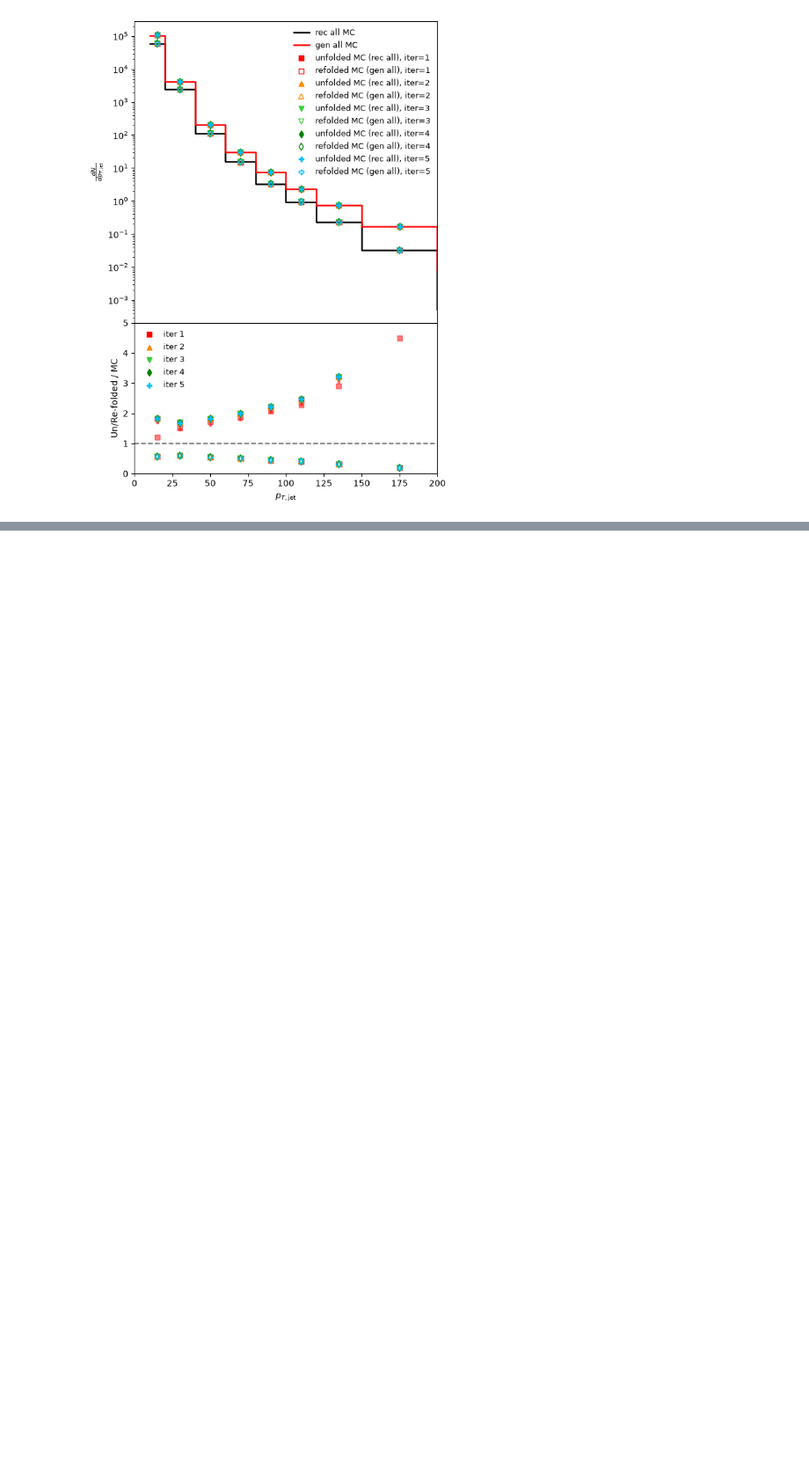
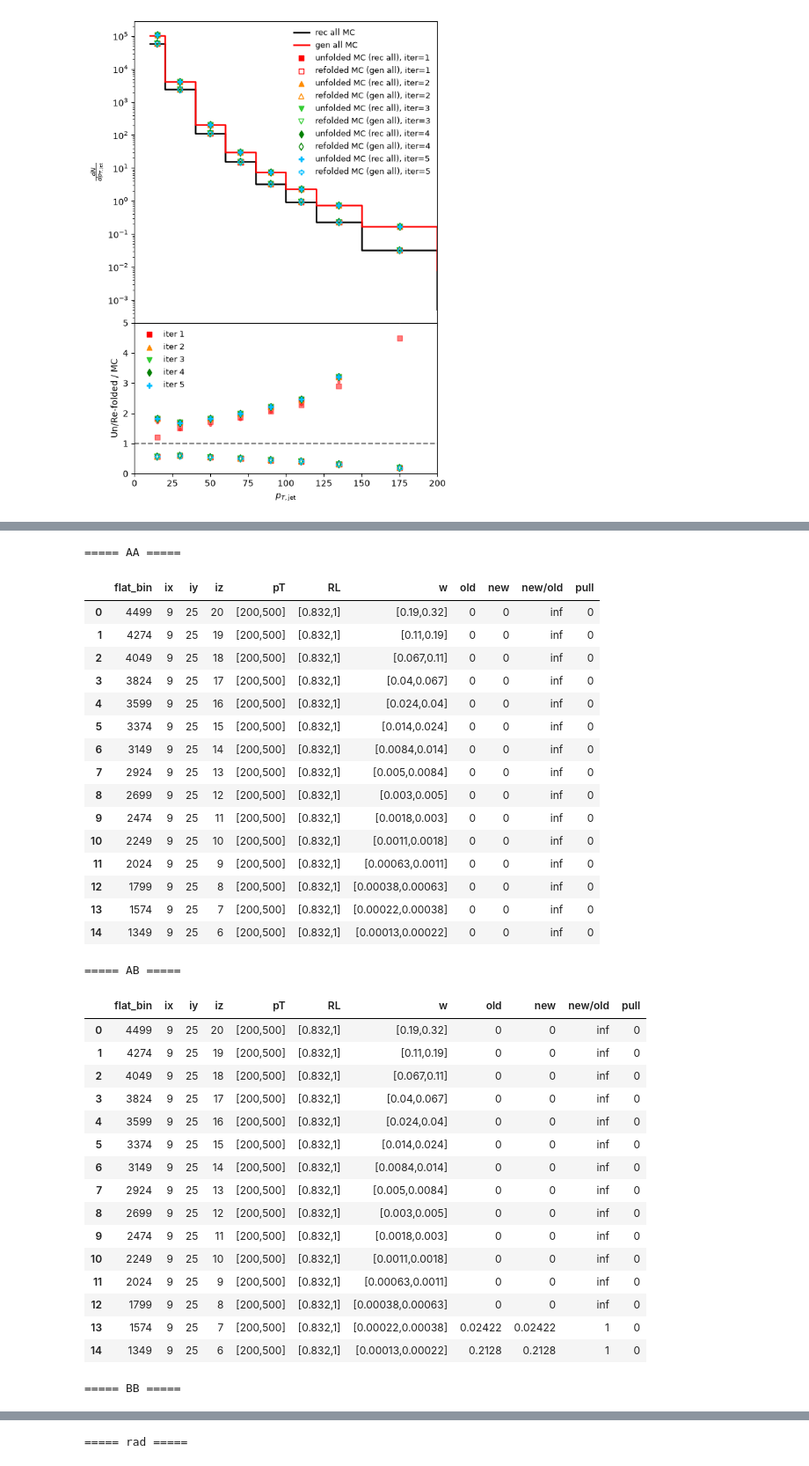
Before and after one commit to y-song/alian, a Jupyter notebook: decoding_histograms.ipynb, the cells around one changed output, grey strips where cells are left out. Shown at 88% size. Saved outputs shown, nothing was run; the diff lists cells and outputs as text; code cells hidden in the pictures; blank space fills up the shorter version.

```diff
--- a/decoding_histograms.ipynb
+++ b/decoding_histograms.ipynb
@@ -903,0 +1045,65 @@ plt.show()
+# %%
+def top_discrepant_bins(lab, it=3, n_show=15, min_content=0.0):
+    vo, eo, edges = load_unf(f_old, lab, it)
+    vn, en, _     = load_unf(f_new, lab, it)
+    nx, ny, nz = vo.shape
+
+    sig = np.sqrt(eo + en)          # eo/en are variances here
+    pull = np.zeros_like(vo)
+    np.divide(vn - vo, sig, out=pull, where=sig > 0)
+    pull[(vo <= min_content) & (vn <= min_content)] = 0
+
+    idx = np.argsort(np.abs(pull).ravel())[::-1][:n_show]
+    out = []
+    for flat in idx:
+        ix, iy, iz = np.unravel_index(flat, vo.shape)
+        j = ix + nx * iy + nx * ny * iz        # 0-based flat truth index (x fastest)
+        out.append({"flat_bin": j, "ix": ix + 1, "iy": iy + 1, "iz": iz + 1,
+                    "pT": f"[{edges[0][ix]:.0f},{edges[0][ix+1]:.0f}]",
+                    "RL": f"[{edges[1][iy]:.3g},{edges[1][iy+1]:.3g}]",
+                    "w":  f"[{edges[2][iz]:.2g},{edges[2][iz+1]:.2g}]",
+                    "old": vo[ix, iy, iz], "new": vn[ix, iy, iz],
+                    "new/old": vn[ix, iy, iz] / vo[ix, iy, iz] if vo[ix, iy, iz] != 0 else np.inf,
+                    "pull": pull[ix, iy, iz]})
+    return pd.DataFrame(out)
+
+
+for lab in labels:
+    print(f"===== {lab} =====")
+    display(top_discrepant_bins(lab, it=3))
+# %% [output]
+===== AA =====
+|  | flat_bin | ix | iy | iz | pT | RL | w | old | new | new/old | pull |
+| 0 | 4499 | 9 | 25 | 20 | [200,500] | [0.832,1] | [0.19,0.32] | 0 | 0 | inf | 0 |
+| 1 | 4274 | 9 | 25 | 19 | [200,500] | [0.832,1] | [0.11,0.19] | 0 | 0 | inf | 0 |
+| 2 | 4049 | 9 | 25 | 18 | [200,500] | [0.832,1] | [0.067,0.11] | 0 | 0 | inf | 0 |
+| 3 | 3824 | 9 | 25 | 17 | [200,500] | [0.832,1] | [0.04,0.067] | 0 | 0 | inf | 0 |
+| 4 | 3599 | 9 | 25 | 16 | [200,500] | [0.832,1] | [0.024,0.04] | 0 | 0 | inf | 0 |
+| 5 | 3374 | 9 | 25 | 15 | [200,500] | [0.832,1] | [0.014,0.024] | 0 | 0 | inf | 0 |
+| 6 | 3149 | 9 | 25 | 14 | [200,500] | [0.832,1] | [0.0084,0.014] | 0 | 0 | inf | 0 |
+| 7 | 2924 | 9 | 25 | 13 | [200,500] | [0.832,1] | [0.005,0.0084] | 0 | 0 | inf | 0 |
+| 8 | 2699 | 9 | 25 | 12 | [200,500] | [0.832,1] | [0.003,0.005] | 0 | 0 | inf | 0 |
+| 9 | 2474 | 9 | 25 | 11 | [200,500] | [0.832,1] | [0.0018,0.003] | 0 | 0 | inf | 0 |
+| 10 | 2249 | 9 | 25 | 10 | [200,500] | [0.832,1] | [0.0011,0.0018] | 0 | 0 | inf | 0 |
+| 11 | 2024 | 9 | 25 | 9 | [200,500] | [0.832,1] | [0.00063,0.0011] | 0 | 0 | inf | 0 |
+| 12 | 1799 | 9 | 25 | 8 | [200,500] | [0.832,1] | [0.00038,0.00063] | 0 | 0 | inf | 0 |
+| 13 | 1574 | 9 | 25 | 7 | [200,500] | [0.832,1] | [0.00022,0.00038] | 0 | 0 | inf | 0 |
+| 14 | 1349 | 9 | 25 | 6 | [200,500] | [0.832,1] | [0.00013,0.00022] | 0 | 0 | inf | 0 |
+===== AB =====
+|  | flat_bin | ix | iy | iz | pT | RL | w | old | new | new/old | pull |
+| 0 | 4499 | 9 | 25 | 20 | [200,500] | [0.832,1] | [0.19,0.32] | 0 | 0 | inf | 0 |
+| 1 | 4274 | 9 | 25 | 19 | [200,500] | [0.832,1] | [0.11,0.19] | 0 | 0 | inf | 0 |
+| 2 | 4049 | 9 | 25 | 18 | [200,500] | [0.832,1] | [0.067,0.11] | 0 | 0 | inf | 0 |
+| 3 | 3824 | 9 | 25 | 17 | [200,500] | [0.832,1] | [0.04,0.067] | 0 | 0 | inf | 0 |
+| 4 | 3599 | 9 | 25 | 16 | [200,500] | [0.832,1] | [0.024,0.04] | 0 | 0 | inf | 0 |
+| 5 | 3374 | 9 | 25 | 15 | [200,500] | [0.832,1] | [0.014,0.024] | 0 | 0 | inf | 0 |
+| 6 | 3149 | 9 | 25 | 14 | [200,500] | [0.832,1] | [0.0084,0.014] | 0 | 0 | inf | 0 |
+| 7 | 2924 | 9 | 25 | 13 | [200,500] | [0.832,1] | [0.005,0.0084] | 0 | 0 | inf | 0 |
+| 8 | 2699 | 9 | 25 | 12 | [200,500] | [0.832,1] | [0.003,0.005] | 0 | 0 | inf | 0 |
+| 9 | 2474 | 9 | 25 | 11 | [200,500] | [0.832,1] | [0.0018,0.003] | 0 | 0 | inf | 0 |
+| 10 | 2249 | 9 | 25 | 10 | [200,500] | [0.832,1] | [0.0011,0.0018] | 0 | 0 | inf | 0 |
+| 11 | 2024 | 9 | 25 | 9 | [200,500] | [0.832,1] | [0.00063,0.0011] | 0 | 0 | inf | 0 |
+| 12 | 1799 | 9 | 25 | 8 | [200,500] | [0.832,1] | [0.00038,0.00063] | 0 | 0 | inf | 0 |
+| 13 | 1574 | 9 | 25 | 7 | [200,500] | [0.832,1] | [0.00022,0.00038] | 0.02422 | 0.02422 | 1 | 0 |
+| 14 | 1349 | 9 | 25 | 6 | [200,500] | [0.832,1] | [0.00013,0.00022] | 0.2128 | 0.2128 | 1 | 0 |
+===== BB =====
@@ -903,0 +1126 @@ plt.show()
+===== rad =====
```
Also changed, not shown: parts of 8 cells of this notebook, 11 other files.
